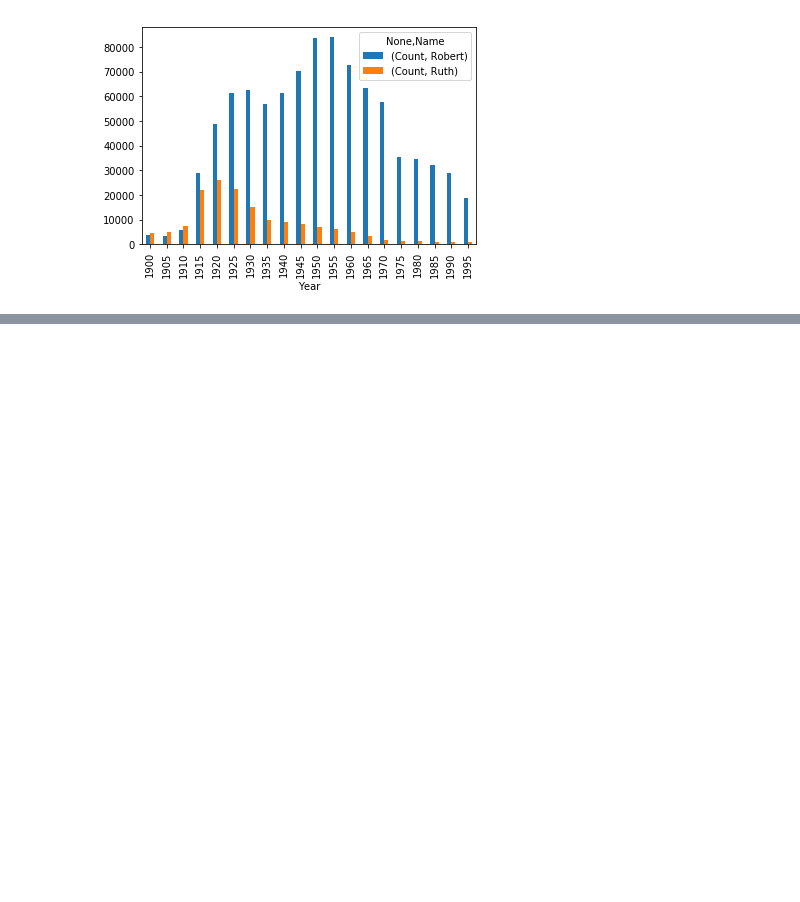
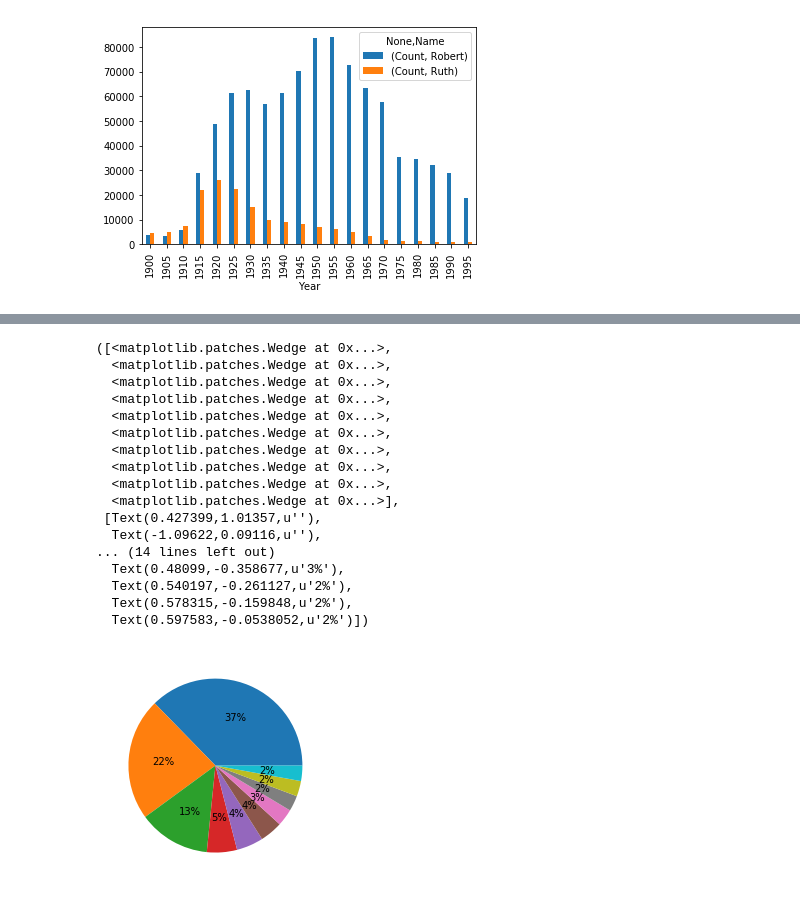
Before and after one commit to LLevella/4-2, a Jupyter notebook: 4-2.ipynb, the cells around one changed output, grey strips where cells are left out. Drawn from its saved outputs; the diff is of its cells as text; code cells hidden in the pictures; blank space fills up the shorter version.

```diff
--- a/4-2.ipynb
+++ b/4-2.ipynb
@@ -9,6 +9,7 @@ years_step = 5
 years_chck = [1950]
 path_name = 'names'
 children_names = ['Ruth', 'Robert']
+ntop = 10
 # %%
 DATA_PATH = os.path.join(os.getcwd(),path_name)
 # %%
@@ -101,8 +102,4 @@ for data_elem_analytics, year_elem in zip(data_for_analytics, data_years):
 
 if len(data_for_analytics):
     data_by_all_years_with_years = pnd.concat(data_for_analytics)
-    data_by_children_by_all_year = data_by_all_years_with_years.loc[data_by_all_years_with_years['Name'][0] == "R"]
-
-grouped_data = data_by_children_by_all_year.groupby(['Year', 'Name']).sum()
-
-plot_data = grouped_data.unstack('Name')
+    data_by_children_with_years = data_by_all_years_with_years.set_index('Name').filter(regex='^R', axis=0)
@@ -110,0 +106,2 @@ KeyError: False
+# %%
+grouped_data = data_by_children_with_years.drop('Year', axis=1).groupby(['Name', 'Gender']).sum()
@@ -110,0 +130,2 @@ KeyError: False
+# %%
+plot_data = grouped_data.nlargest(ntop, 'Count')
@@ -110,0 +147,23 @@ KeyError: False
+# %%
+import matplotlib.pyplot as plt
+plt.subplot(aspect=True)
+plt.pie(plot_data, autopct='%i%%')
+# %% [output]
+([<matplotlib.patches.Wedge at 0x...>,
+  <matplotlib.patches.Wedge at 0x...>,
+  <matplotlib.patches.Wedge at 0x...>,
+  <matplotlib.patches.Wedge at 0x...>,
+  <matplotlib.patches.Wedge at 0x...>,
+  <matplotlib.patches.Wedge at 0x...>,
+  <matplotlib.patches.Wedge at 0x...>,
+  <matplotlib.patches.Wedge at 0x...>,
+  <matplotlib.patches.Wedge at 0x...>,
+  <matplotlib.patches.Wedge at 0x...>],
+ [Text(0.427399,1.01357,u''),
+  Text(-1.09622,0.09116,u''),
+... (14 lines left out)
+  Text(0.48099,-0.358677,u'3%'),
+  Text(0.540197,-0.261127,u'2%'),
+  Text(0.578315,-0.159848,u'2%'),
+  Text(0.597583,-0.0538052,u'2%')])
+[figure, added]
```
Also changed, not shown: parts of 3 cells of this notebook.
